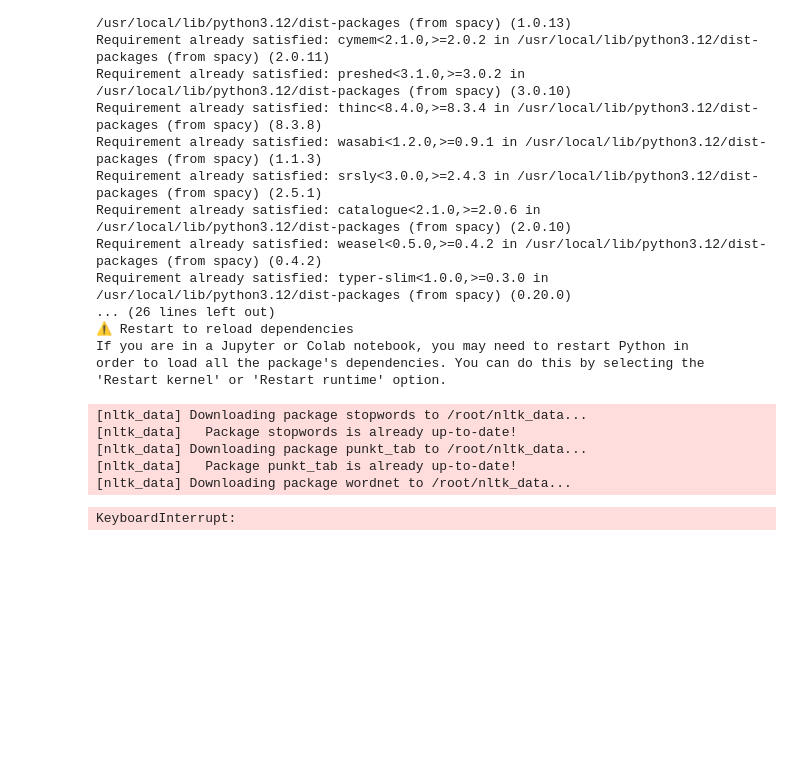
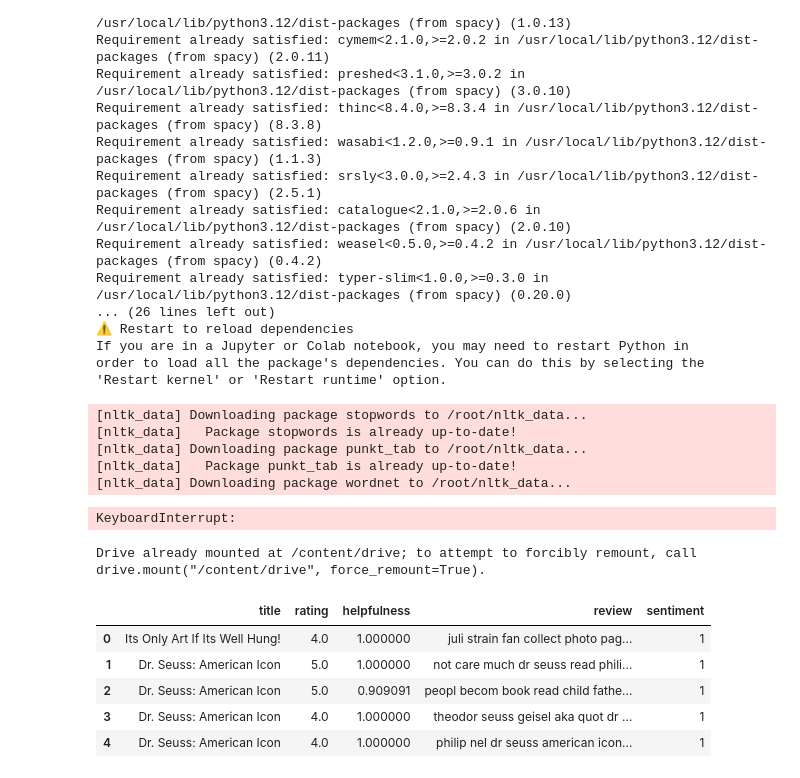
Before and after one commit to maryamsalarian/more-sklearn-practice, a Jupyter notebook: Project_PhaseII_Maryam.ipynb, the cells around one changed output. Cells and saved outputs as stored; diff of their text form; code cells hidden in the pictures; blank space fills up the shorter version.

Commit message:
Created using Colab: stemmed reviews imported

```diff
--- a/Project_PhaseII_Maryam.ipynb
+++ b/Project_PhaseII_Maryam.ipynb
@@ -295,3 +298,21 @@ reviews.head(5)
 [nltk_data]   Package punkt_tab is already up-to-date!
 [nltk_data] Downloading package wordnet to /root/nltk_data...
 KeyboardInterrupt:
+# %%
+import pandas as pd
+import numpy as np
+from google.colab import drive
+drive.mount('/content/drive')
+# reviews = pd.read_csv("/content/drive/MyDrive/EECS4412/data/project/reviews_cleaned.csv")
+# %% [output]
+Drive already mounted at /content/drive; to attempt to forcibly remount, call drive.mount("/content/drive", force_remount=True).
+# %%
+reviews = pd.read_csv("/content/drive/MyDrive/EECS4412/data/project/reviews_cleaned.csv")
+reviews.head(5)
+# %% [output]
+|  | title | rating | helpfulness | review | sentiment |
+| 0 | Its Only Art If Its Well Hung! | 4.0 | 1.000000 | juli strain fan collect photo pag... | 1 |
+| 1 | Dr. Seuss: American Icon | 5.0 | 1.000000 | not care much dr seuss read phili... | 1 |
+| 2 | Dr. Seuss: American Icon | 5.0 | 0.909091 | peopl becom book read child fathe... | 1 |
+| 3 | Dr. Seuss: American Icon | 4.0 | 1.000000 | theodor seuss geisel aka quot dr ... | 1 |
+| 4 | Dr. Seuss: American Icon | 4.0 | 1.000000 | philip nel dr seuss american icon... | 1 |
```
Also changed, not shown: parts of 3 cells of this notebook.
